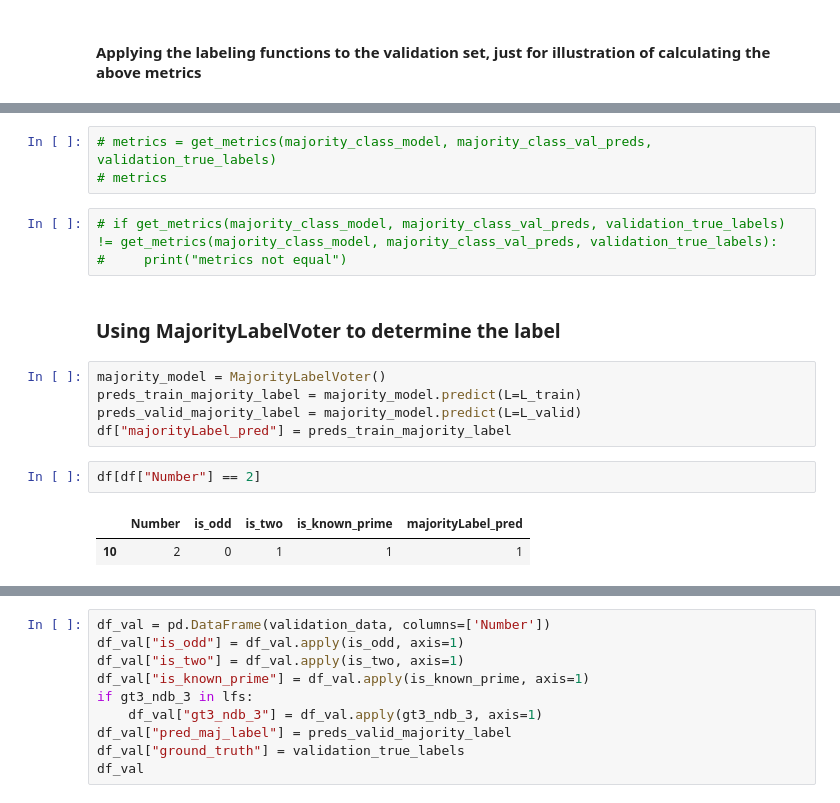
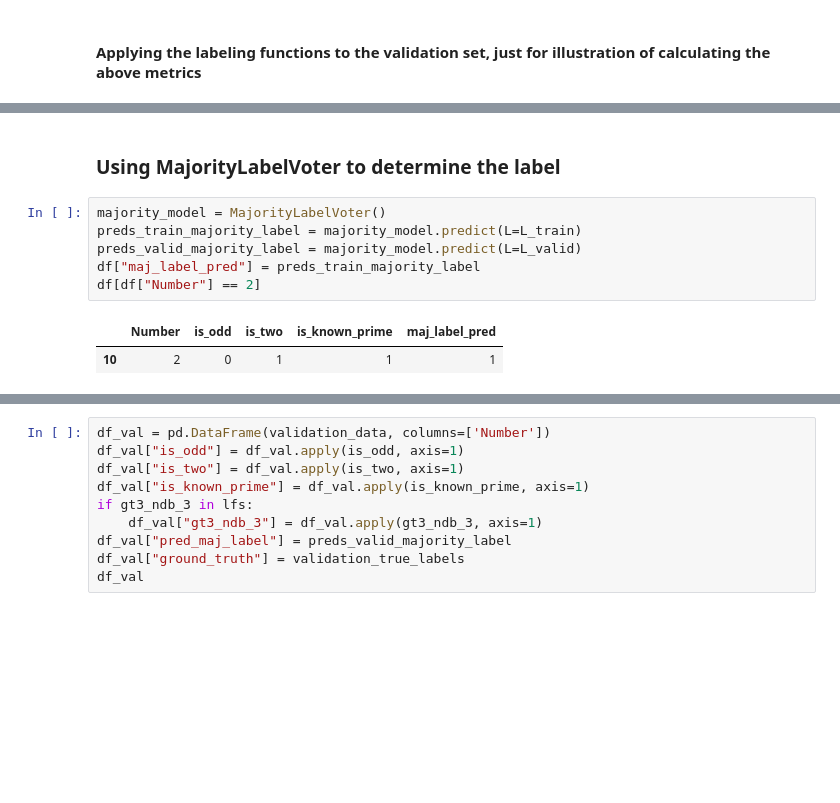
Before and after one commit to johnfkraus/practical-weak-supervision, a Jupyter notebook: ch02_labeling_and_augmentation/labeling_v1.ipynb, the cells around one changed output, grey strips where cells are left out. Saved outputs shown, nothing was run; the diff lists cells and outputs as text; blank space fills up the shorter version.

```diff
--- a/ch02_labeling_and_augmentation/labeling_v1.ipynb
+++ b/ch02_labeling_and_augmentation/labeling_v1.ipynb
@@ -280,20 +197,13 @@ Predicts probabilities using just the majority class.  Assign majority class vot
-# %%
-# metrics = get_metrics(majority_class_model, majority_class_val_preds, validation_true_labels)
-# metrics
-# %%
-# if get_metrics(majority_class_model, majority_class_val_preds, validation_true_labels) != get_metrics(majority_class_model, majority_class_val_preds, validation_true_labels):
-#     print("metrics not equal")
 # %% [markdown]
 ### Using MajorityLabelVoter to determine the label
 # %%
 majority_model = MajorityLabelVoter()
 preds_train_majority_label = majority_model.predict(L=L_train)
 preds_valid_majority_label = majority_model.predict(L=L_valid)
-df["majorityLabel_pred"] = preds_train_majority_label
+df["maj_label_pred"] = preds_train_majority_label
+df[df["Number"] == 2]
+# %% [output]
+|  | Number | is_odd | is_two | is_known_prime | maj_label_pred |
+| 10 | 2 | 0 | 1 | 1 | 1 |
-# %%
-df[df["Number"] == 2]
-# %% [output]
-|  | Number | is_odd | is_two | is_known_prime | majorityLabel_pred |
-| 10 | 2 | 0 | 1 | 1 | 1 |
 # %%
 # doesn't work:
```
Also changed, not shown: parts of 30 cells of this notebook.
